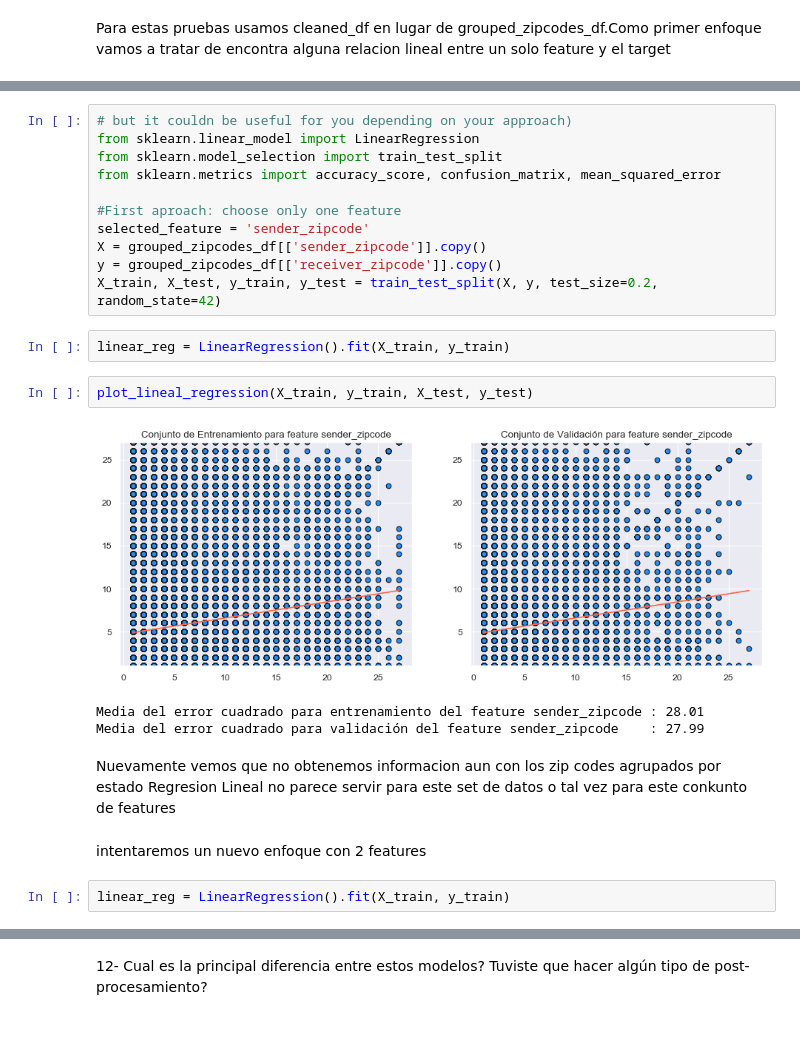
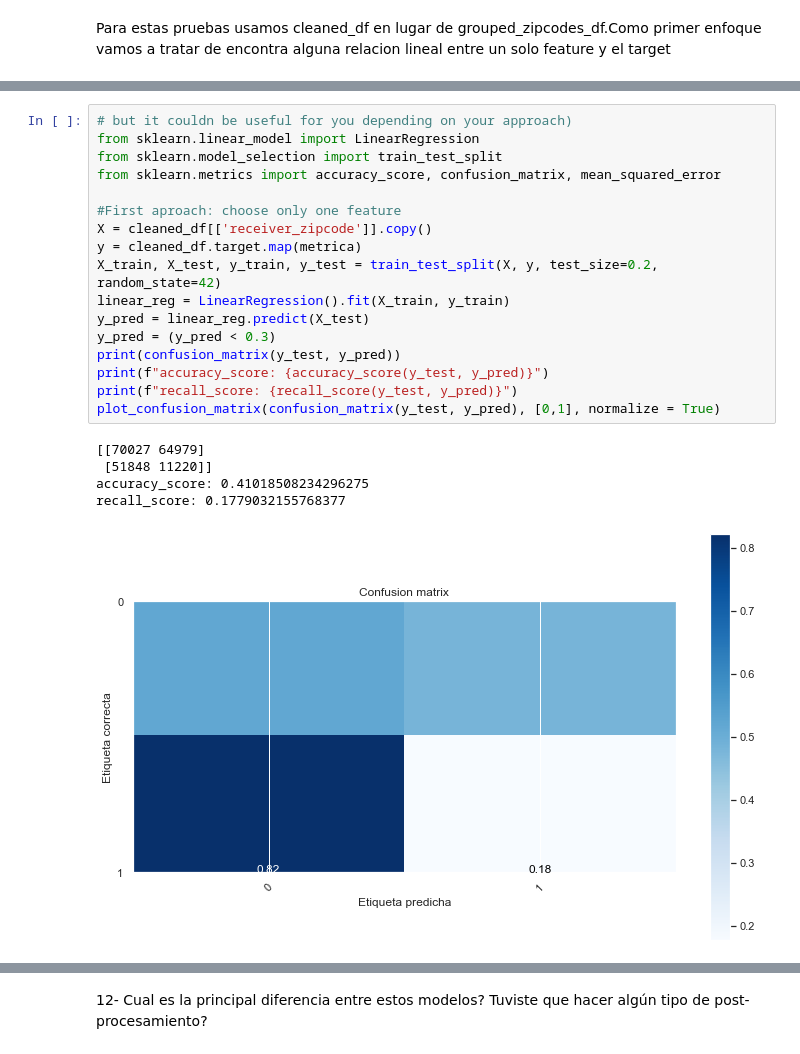
Before and after one commit to manquius/series_temporales, a Jupyter notebook: practico3_migue.ipynb, the cells around one changed output, grey strips where cells are left out. Drawn from its saved outputs; the diff is of its cells as text.

```diff
--- a/practico3_migue.ipynb
+++ b/practico3_migue.ipynb
@@ -405,26 +336,23 @@ Probamos con los zip code agrupados por estados
 # %%
 # but it couldn be useful for you depending on your approach)
 from sklearn.linear_model import LinearRegression
 from sklearn.model_selection import train_test_split
 from sklearn.metrics import accuracy_score, confusion_matrix, mean_squared_error
 
 #First aproach: choose only one feature
-selected_feature = 'sender_zipcode'
-X = grouped_zipcodes_df[['sender_zipcode']].copy()
-y = grouped_zipcodes_df[['receiver_zipcode']].copy()
+X = cleaned_df[['receiver_zipcode']].copy()
+y = cleaned_df.target.map(metrica)
 X_train, X_test, y_train, y_test = train_test_split(X, y, test_size=0.2, random_state=42)
+linear_reg = LinearRegression().fit(X_train, y_train)
+y_pred = linear_reg.predict(X_test)
+y_pred = (y_pred < 0.3)
+print(confusion_matrix(y_test, y_pred))
+print(f"accuracy_score: {accuracy_score(y_test, y_pred)}")
+print(f"recall_score: {recall_score(y_test, y_pred)}")
+plot_confusion_matrix(confusion_matrix(y_test, y_pred), [0,1], normalize = True)
+# %% [output]
+[[70027 64979]
+ [51848 11220]]
+accuracy_score: 0.41018508234296275
+recall_score: 0.1779032155768377
+[figure, added]
-# %%
-linear_reg = LinearRegression().fit(X_train, y_train)
-# %%
-plot_lineal_regression(X_train, y_train, X_test, y_test)
-# %% [output]
-[figure, removed]
-Media del error cuadrado para entrenamiento del feature sender_zipcode : 28.01
-Media del error cuadrado para validación del feature sender_zipcode    : 27.99
-# %% [markdown]
-Nuevamente vemos que no obtenemos informacion aun con los zip codes agrupados por estado
-Regresion Lineal no parece servir para este set de datos o tal vez para este conkunto de features
-# %% [markdown]
-intentaremos un nuevo enfoque con 2 features
-# %%
-linear_reg = LinearRegression().fit(X_train, y_train)
```
Also changed, not shown: parts of 31 cells of this notebook.
